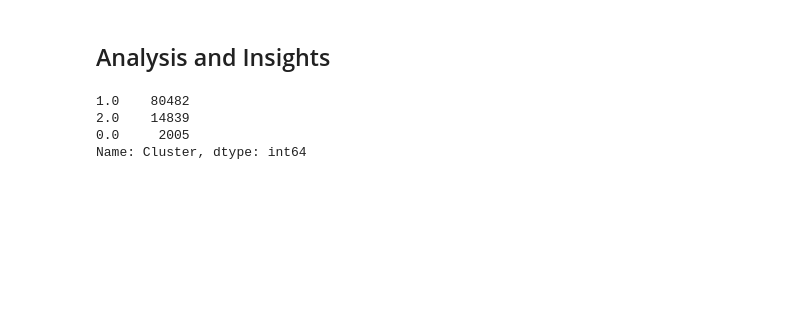
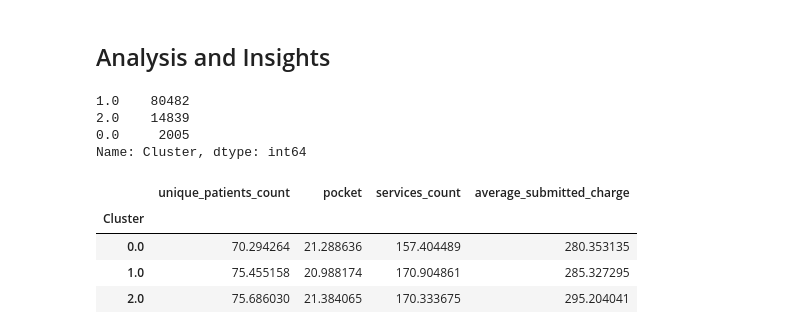
Before and after one commit to aarij-rehman/Clustering, a Jupyter notebook: Medicare-Clustering.ipynb, the cells around one changed output. Drawn from its saved outputs; the diff is of its cells as text; code cells hidden in the pictures; blank space fills up the shorter version.

Commit message:
Uploaded report documents. Added Analysis and insights on K = 3 Cluster size

```diff
--- a/Medicare-Clustering.ipynb
+++ b/Medicare-Clustering.ipynb
@@ -270,6 +272,7 @@ plt.show()
 kmeans = KMeans(n_clusters=3, random_state=0).fit(std_df)
 # %%
 data = pd.concat([df,pd.DataFrame(kmeans.labels_,columns=["Cluster"], dtype=int)],axis=1)
+data.drop(['index'], axis=1, inplace=True)
 # %%
 print(data['Cluster'].value_counts())
 # %% [output]
@@ -277,3 +280,14 @@ print(data['Cluster'].value_counts())
 2.0    14839
 0.0     2005
 Name: Cluster, dtype: int64
+# %%
+for i in normal:
+    data[i] = np.exp(data[i])
+# %%
+data[['Cluster', 'unique_patients_count', 'pocket', 'services_count', 'average_submitted_charge']].groupby('Cluster').mean()
+# %% [output]
+|  | unique_patients_count | pocket | services_count | average_submitted_charge |
+| Cluster |  |  |  |  |
+| 0.0 | 70.294264 | 21.288636 | 157.404489 | 280.353135 |
+| 1.0 | 75.455158 | 20.988174 | 170.904861 | 285.327295 |
+| 2.0 | 75.686030 | 21.384065 | 170.333675 | 295.204041 |
```
Also changed, not shown: parts of 2 cells of this notebook, 2 other files.
